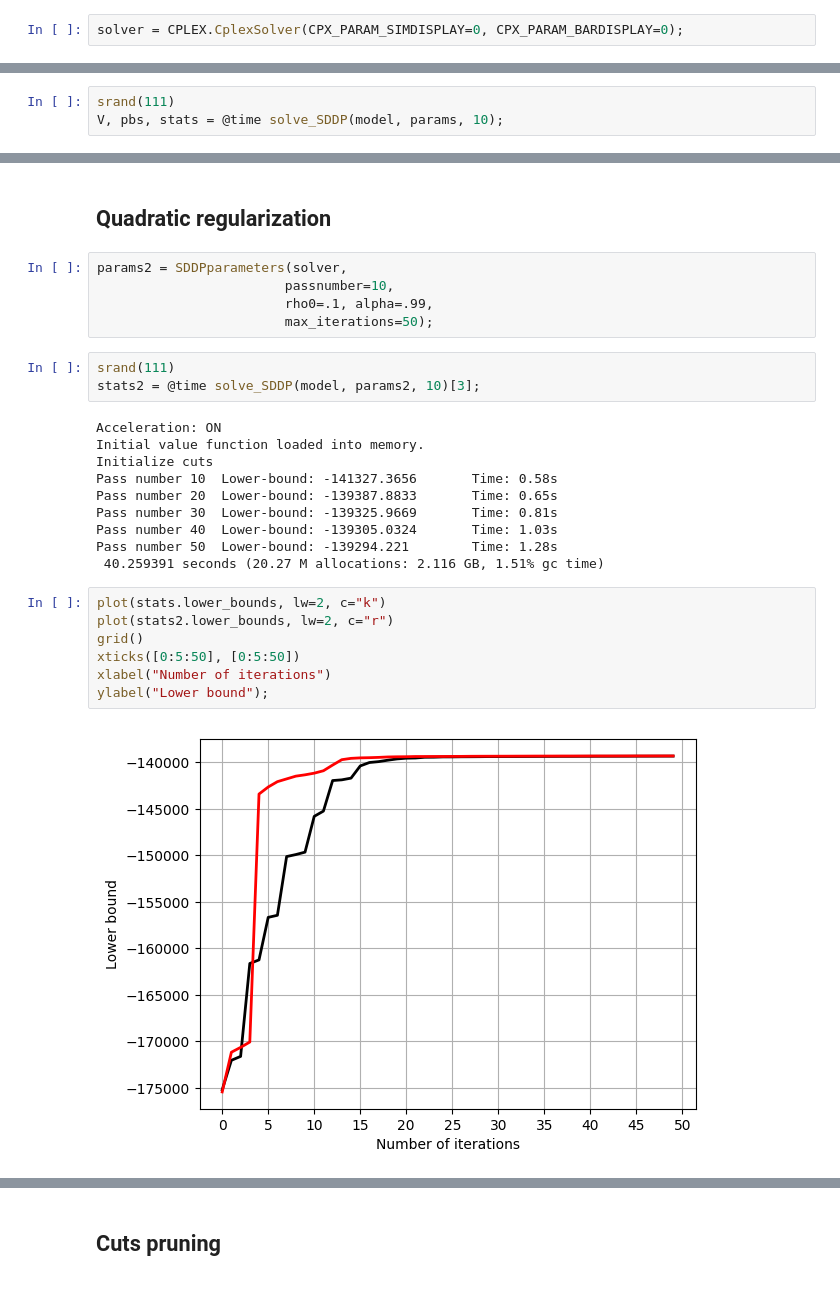
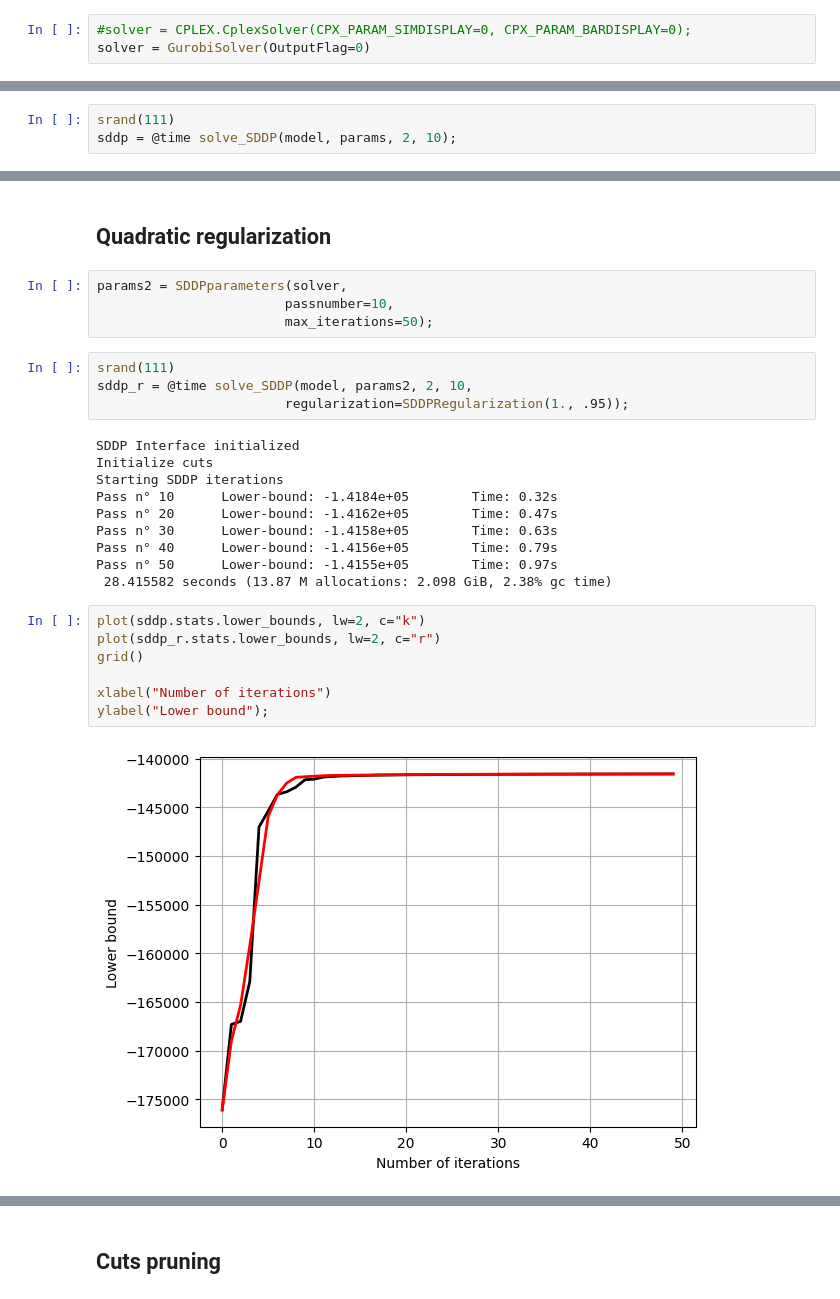
Before and after one commit to EdwardAngelino/StochDP-notebooks, a Jupyter notebook: notebooks/sddp.ipynb, the cells around one changed output, grey strips where cells are left out. Saved outputs shown, nothing was run; the diff lists cells and outputs as text.

```diff
--- a/notebooks/sddp.ipynb
+++ b/notebooks/sddp.ipynb
@@ -162,4 +159,5 @@ set_state_bounds(model, x_bounds);
 # %% [markdown]
 ## Parametrization of SDDP:
 # %%
-solver = CPLEX.CplexSolver(CPX_PARAM_SIMDISPLAY=0, CPX_PARAM_BARDISPLAY=0);
+#solver = CPLEX.CplexSolver(CPX_PARAM_SIMDISPLAY=0, CPX_PARAM_BARDISPLAY=0);
+solver = GurobiSolver(OutputFlag=0)
@@ -171,5 +171,5 @@ params = SDDPparameters(solver,
 ## Solving
 # %%
 srand(111)
-V, pbs, stats = @time solve_SDDP(model, params, 10);
+sddp = @time solve_SDDP(model, params, 2, 10);
 # %% [output]
@@ -204,28 +205,28 @@ ylabel("Time (s)");
 # %%
 params2 = SDDPparameters(solver,
                         passnumber=10,
-                        rho0=.1, alpha=.99,
                         max_iterations=50);
 # %%
 srand(111)
-stats2 = @time solve_SDDP(model, params2, 10)[3];
+sddp_r = @time solve_SDDP(model, params2, 2, 10,
+                        regularization=SDDPRegularization(1., .95));
 # %% [output]
-Acceleration: ON
-Initial value function loaded into memory.
+SDDP Interface initialized
 Initialize cuts
-Pass number 10  Lower-bound: -141327.3656       Time: 0.58s
-Pass number 20  Lower-bound: -139387.8833       Time: 0.65s
-Pass number 30  Lower-bound: -139325.9669       Time: 0.81s
-Pass number 40  Lower-bound: -139305.0324       Time: 1.03s
-Pass number 50  Lower-bound: -139294.221        Time: 1.28s
- 40.259391 seconds (20.27 M allocations: 2.116 GB, 1.51% gc time)
+Starting SDDP iterations
+Pass n° 10      Lower-bound: -1.4184e+05        Time: 0.32s
+Pass n° 20      Lower-bound: -1.4162e+05        Time: 0.47s
+Pass n° 30      Lower-bound: -1.4158e+05        Time: 0.63s
+Pass n° 40      Lower-bound: -1.4156e+05        Time: 0.79s
+Pass n° 50      Lower-bound: -1.4155e+05        Time: 0.97s
+ 28.415582 seconds (13.87 M allocations: 2.098 GiB, 2.38% gc time)
 # %%
-plot(stats.lower_bounds, lw=2, c="k")
-plot(stats2.lower_bounds, lw=2, c="r")
+plot(sddp.stats.lower_bounds, lw=2, c="k")
+plot(sddp_r.stats.lower_bounds, lw=2, c="r")
 grid()
-xticks([0:5:50], [0:5:50])
+
 xlabel("Number of iterations")
 ylabel("Lower bound");
 # %% [output]
-[figure, old version]
+[figure, new version]
 # %%
```
Also changed, not shown: parts of 21 cells of this notebook.
